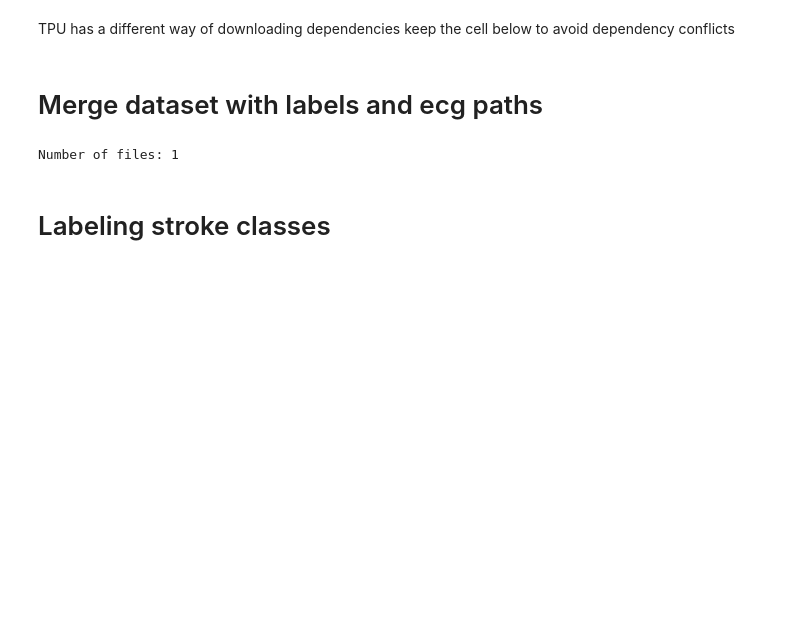
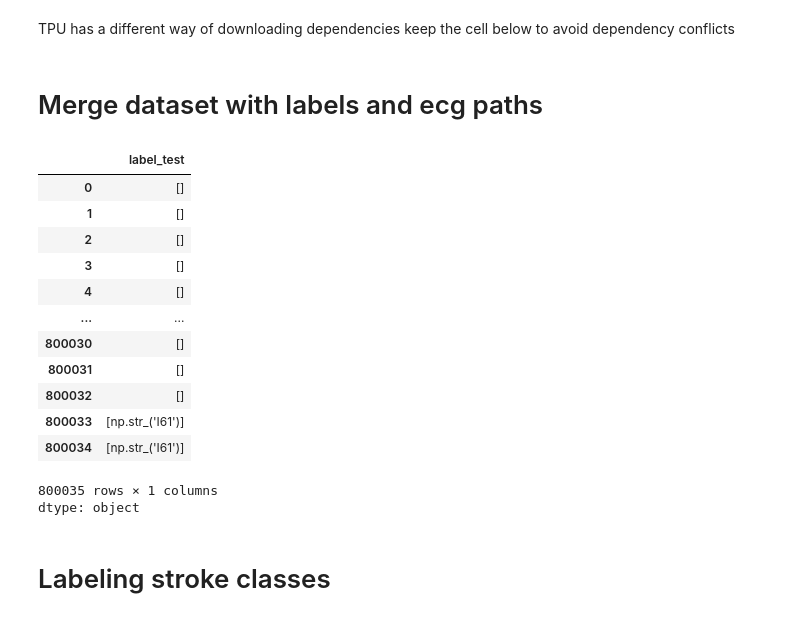
Before and after one commit to Zfeng0207/FIT3199-FYP, a Jupyter notebook: lstm_baseline_model.ipynb, the cells around one changed output. Cells and saved outputs as stored; diff of their text form; code cells hidden in the pictures; blank space fills up the shorter version.

```diff
--- a/lstm_baseline_model.ipynb
+++ b/lstm_baseline_model.ipynb
@@ -19,8 +19,30 @@ import mlflow
 # %%
 memmap_meta_path = "src/data/memmap/memmap_meta.npz"
 memmap_path = "src/data/memmap/memmap.npy"
-df_mapped_path = "src/preprocessed_data/records_w_stroke_labels.csv"
-df_pkl_path = "src/preprocessed_data/records_w_diag.pkl"
+df_diag_path = "src/data/records_w_diag_icd10.csv"
+df_memmap_pkl_path = "src/data/memmap/df_memmap.pkl"
 # %% [markdown]
 # Merge dataset with labels and ecg paths
+# %%
+import pandas as pd
+
+df_diag = pd.read_csv(df_diag_path)
+df_mapped = pd.read_pickle(df_memmap_pkl_path)
+# %%
+df_diag['label_test']
+# %% [output]
+|  | label_test |
+| 0 | [] |
+| 1 | [] |
+| 2 | [] |
+| 3 | [] |
+| 4 | [] |
+| ... | ... |
+| 800030 | [] |
+| 800031 | [] |
+| 800032 | [] |
+| 800033 | [np.str_('I61')] |
+| 800034 | [np.str_('I61')] |
+800035 rows × 1 columns
+dtype: object
 # %%
@@ -33,9 +49,0 @@ merged_df = pd.merge(df_pkl, df_mapped, on=["study_id"], how="left")
-# %%
-import numpy as np
-
-meta = np.load(memmap_meta_path, allow_pickle=True)
-filenames = meta['filenames']
-num_files = len(filenames)
-print(f"Number of files: {num_files}")
-# %% [output]
-Number of files: 1
```
Also changed, not shown: parts of 33 cells of this notebook.
